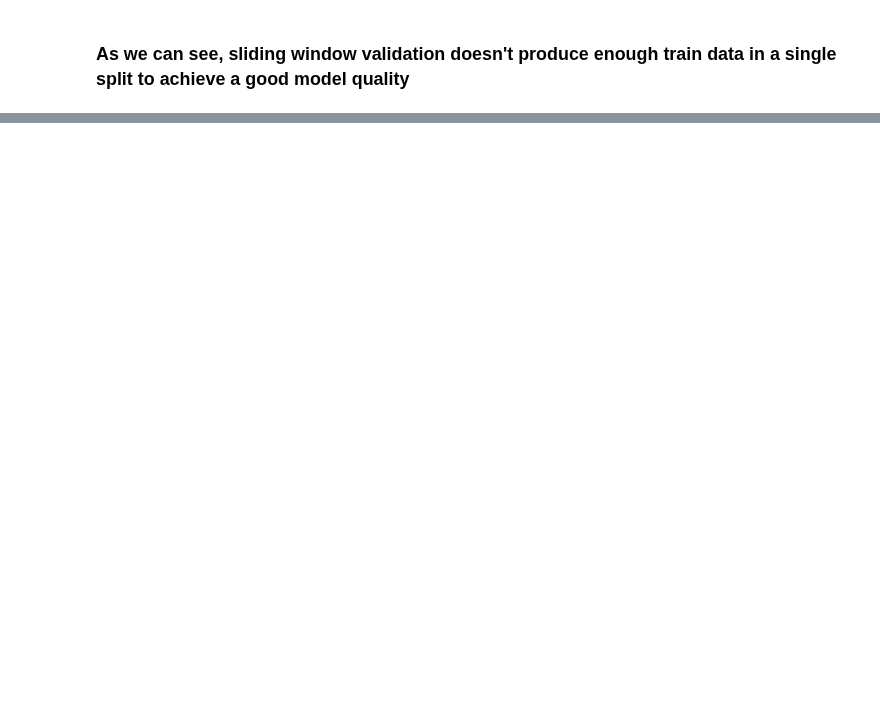
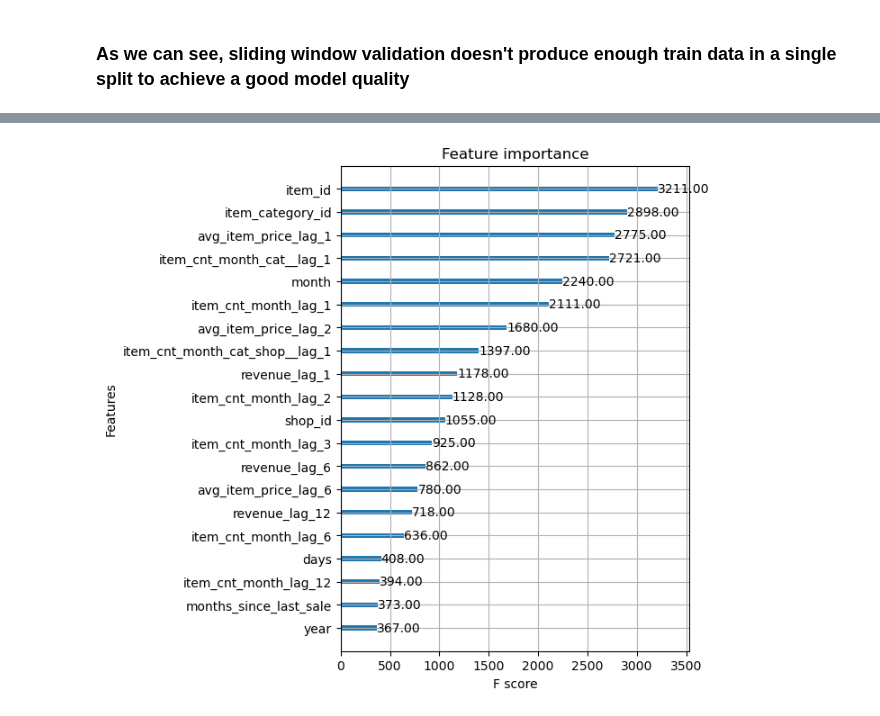
Before and after one commit to Alexennk/ml-ds-practice, a Jupyter notebook: notebooks/validate_notebook.ipynb, the cells around one changed output, grey strips where cells are left out. Drawn from its saved outputs; the diff is of its cells as text; code cells hidden in the pictures; blank space fills up the shorter version.

```diff
--- a/notebooks/validate_notebook.ipynb
+++ b/notebooks/validate_notebook.ipynb
@@ -373,0 +364,33 @@ RMSE: 2.14
+# %%
+X_less_corr = X.copy()
+X_less_corr.drop(['revenue_lag_2', 'revenue_lag_3', 'item_cnt_month_cat__lag_2', 'item_cnt_month_cat__lag_3',
+                  'item_cnt_month_cat_shop__lag_2', 'item_cnt_month_cat_shop__lag_3', 'avg_item_price_lag_3', 'avg_item_price_lag_4', 'avg_item_price_lag_5'], axis=1, inplace=True)
+# %%
+scores = []
+tscv = TimeSeriesSplit(n_splits=5)
+
+for train_idx, test_idx in tscv.split_expanding(X):
+    X_new = X_less_corr.copy()
+    X_new.drop('date_block_num', axis=1, inplace=True)
+    X_train, X_test = X_new[train_idx], X_new[test_idx]
+    y_train, y_test = y[train_idx], y[test_idx]
+
+    model2 = XGBRegressor(
+    max_depth=7,
+    n_estimators=1000,
+    eta=0.05,
+    eval_metric="rmse",
+    early_stopping_rounds=30)
+
+    model2.fit(
+    X_train,
+    y_train,
+    eval_set=[(X_train, y_train), (X_test, y_test)],
+    verbose=True)
+
+    y_pred = model2.predict(X_test)
+    score = np.sqrt(mean_squared_error(y_test, y_pred))
+    scores.append(score)
+
+    print(f"RMSE: {score:.2f}")
+    print()
@@ -373,0 +429,6 @@ RMSE: 2.14
+# %%
+from xgboost import plot_importance
+
+def plot_features(booster, figsize, importance_type="weight"):
+    fig, ax = plt.subplots(1,1,figsize=figsize)
+    return plot_importance(booster=booster, ax=ax, importance_type=importance_type, values_format="{v:.2f}")
@@ -373,0 +440,4 @@ RMSE: 2.14
+# %%
+plot_features(model2, (5, 7), importance_type="weight");
+# %% [output]
+[figure, added]
```
Also changed, not shown: parts of 35 cells of this notebook.
